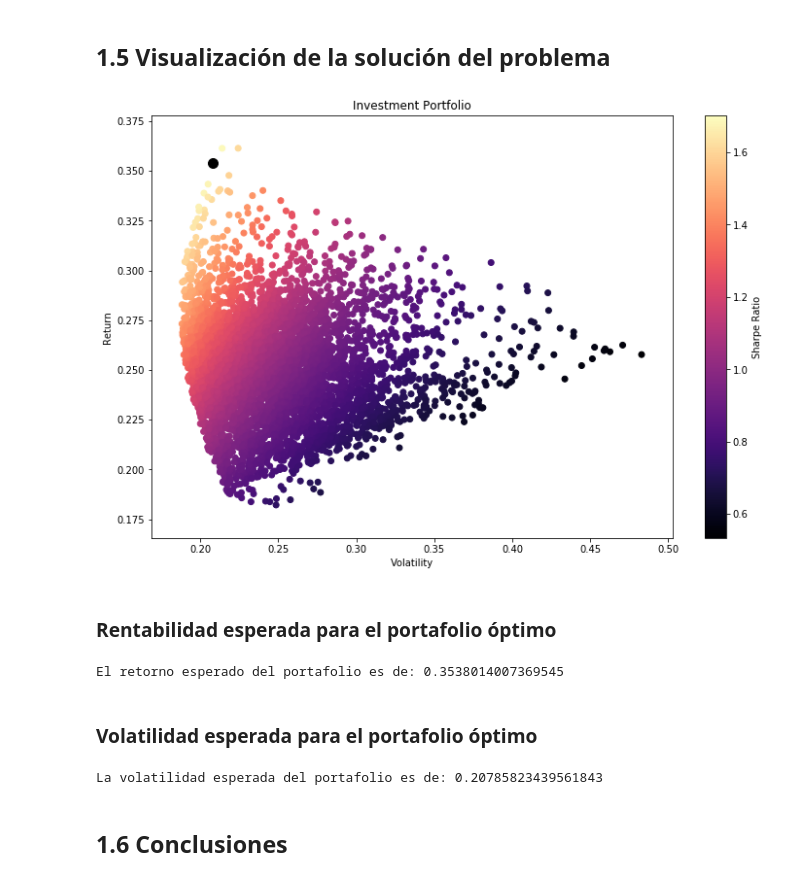
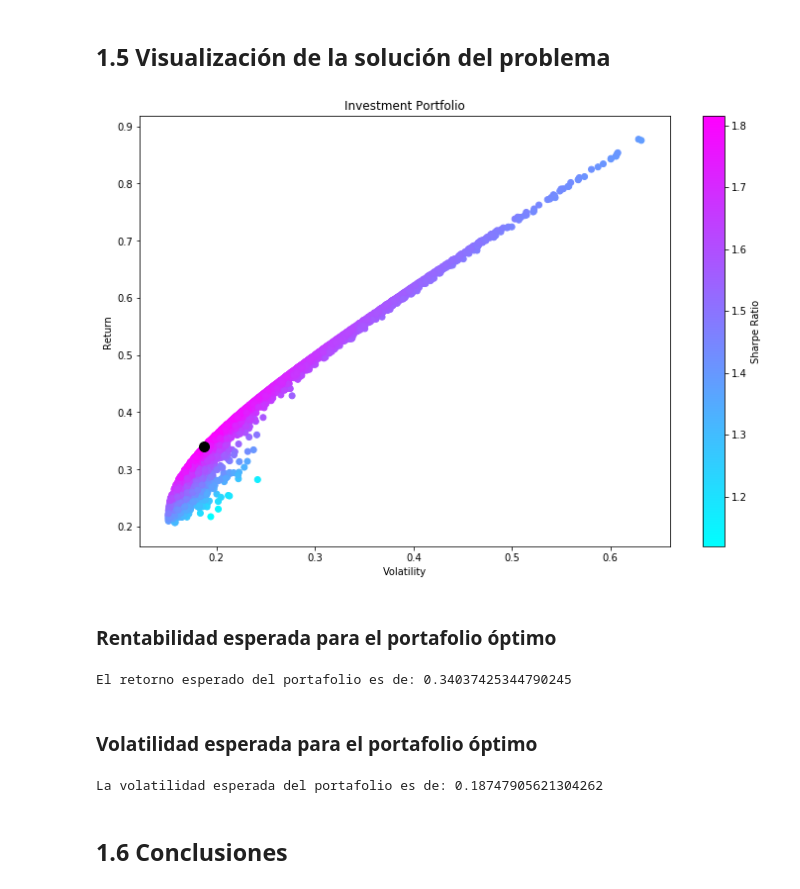
Before and after one commit to diegolazareno/PM2_LopezD_DiazA_GonzalezC, a Jupyter notebook: PM2_LópezD_GonzálezC_DíazA.ipynb, the cells around one changed output. Cells and saved outputs as stored; diff of their text form; code cells hidden in the pictures.

Commit message:
Cambios finales
Se escogieron otras activos para la conformación del portafolio.

```diff
--- a/PM2_LópezD_GonzálezC_DíazA.ipynb
+++ b/PM2_LópezD_GonzálezC_DíazA.ipynb
@@ -57,13 +59,13 @@ closes=web.DataReader(name="SBUX",data_source="yahoo",start="2017-11-13",end=Non
 starbucks=closes["Adj Close"]
 closes=web.DataReader(name="NKE",data_source="yahoo",start="2017-11-13",end=None)
 nike=closes["Adj Close"]
-closes=web.DataReader(name="FB",data_source="yahoo",start="2017-11-13",end=None)
+closes=web.DataReader(name="ENPH",data_source="yahoo",start="2017-11-13",end=None)
 saic=closes["Adj Close"]
-closes=web.DataReader(name="BAC",data_source="yahoo",start="201-11-13",end=None)
+closes=web.DataReader(name="AMT",data_source="yahoo",start="2017-11-13",end=None)
 pags=closes["Adj Close"]
 
 stocks=pd.concat([starbucks,nike,saic,pags],axis=1)
-stocks.columns=["Starbucks","Nike","FB","BAC"]
+stocks.columns=["Starbucks","Nike","ENPH","AMT"]
 stocks.plot(figsize=(10,8));
 plt.title("Stocks Portfolio");
 plt.xlabel("Date");
@@ -130,27 +138,27 @@ max_sr_vol=vol_arr[x]
 # %%
 #COLORS PLASMA; INFERNO, MAGMA, CIVIDIS, VIRIDIS, COOL
 plt.figure(figsize=(12,8))
-plt.scatter(vol_arr,ret_arr,c=sharpe_arr,cmap="magma")
+plt.scatter(vol_arr,ret_arr,c=sharpe_arr,cmap="cool")
 plt.colorbar(label="Sharpe Ratio")
 plt.xlabel("Volatility")
 plt.ylabel("Return")
 plt.title("Investment Portfolio")
 
 plt.scatter(max_sr_vol,max_sr_ret,c="black",s=100);
 # %% [output]
-[figure, old version]
+[figure, new version]
 # %% [markdown]
 ### Rentabilidad esperada para el portafolio óptimo
 # %%
 print("El retorno esperado del portafolio es de:",ret_arr[x])
 # %% [output]
-El retorno esperado del portafolio es de: 0.3538014007369545
+El retorno esperado del portafolio es de: 0.34037425344790245
 # %% [markdown]
 ### Volatilidad esperada para el portafolio óptimo
 # %%
 print("La volatilidad esperada del portafolio es de:",vol_arr[x])
 # %% [output]
-La volatilidad esperada del portafolio es de: 0.20785823439561843
+La volatilidad esperada del portafolio es de: 0.18747905621304262
 # %% [markdown]
 ## 1.6 Conclusiones
 # %% [markdown]
```
Also changed, not shown: parts of 7 cells of this notebook.
